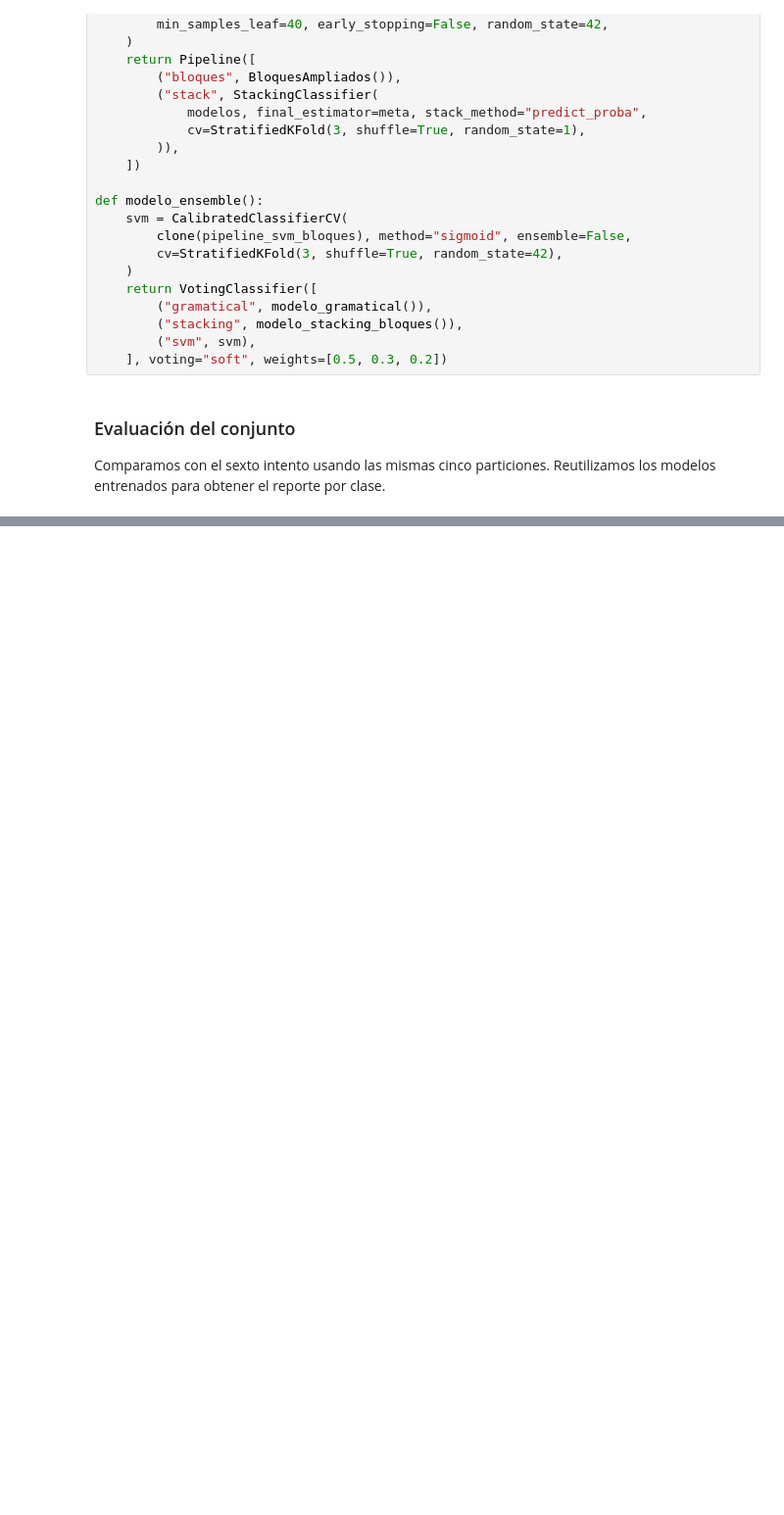
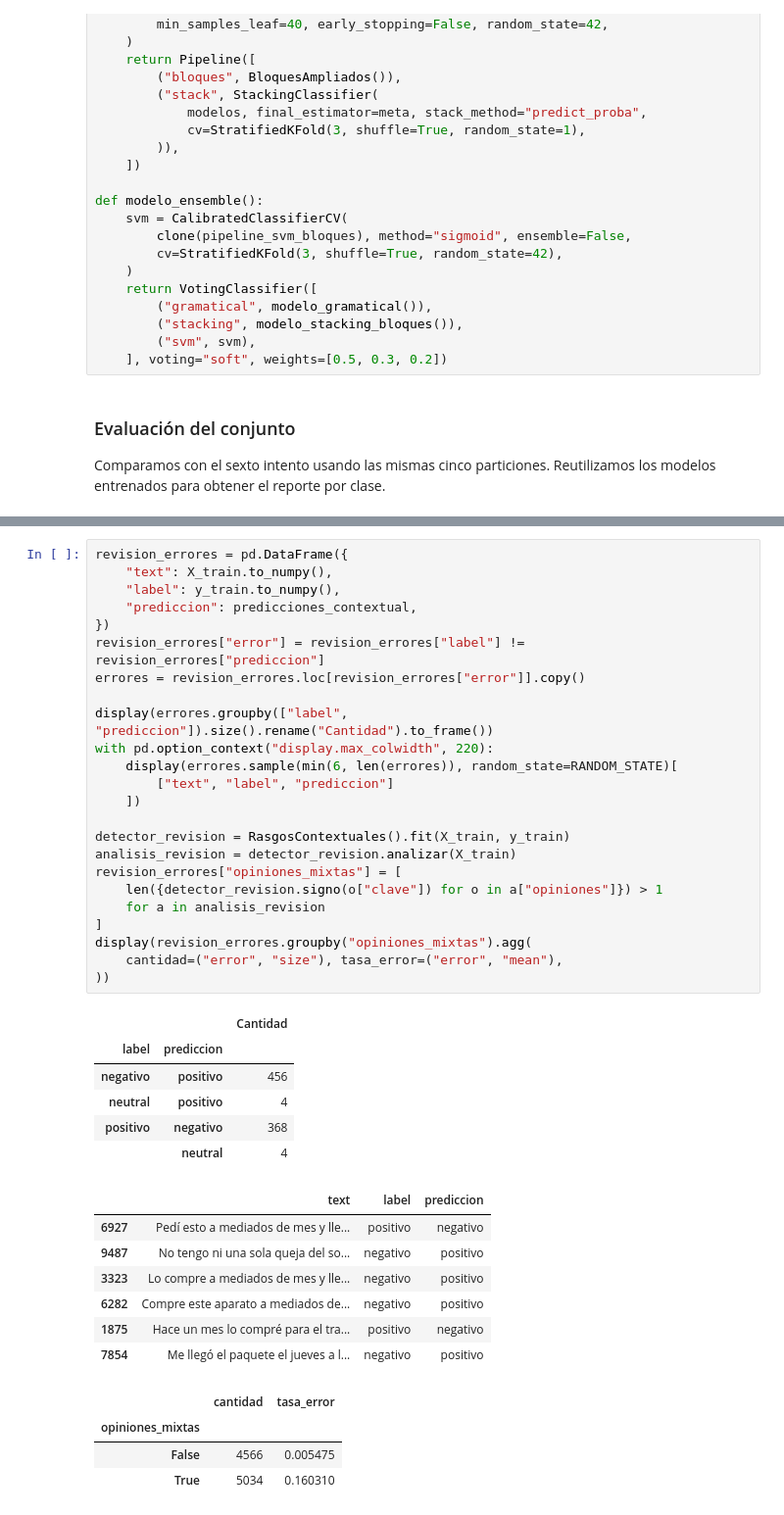
Before and after one commit to jmfonsecau/ISIS-2611-Proyecto-Parte-1, a Jupyter notebook: notebook_proyecto.ipynb, the cells around one changed output, grey strips where cells are left out. Shown at 98% size. Drawn from its saved outputs; the diff is of its cells as text; blank space fills up the shorter version.

```diff
--- a/notebook_proyecto.ipynb
+++ b/notebook_proyecto.ipynb
@@ -1493,0 +1755,42 @@ El score público sigue pendiente. La mejora local y la corrección del detector
+# %%
+revision_errores = pd.DataFrame({
+    "text": X_train.to_numpy(),
+    "label": y_train.to_numpy(),
+    "prediccion": predicciones_contextual,
+})
+revision_errores["error"] = revision_errores["label"] != revision_errores["prediccion"]
+errores = revision_errores.loc[revision_errores["error"]].copy()
+
+display(errores.groupby(["label", "prediccion"]).size().rename("Cantidad").to_frame())
+with pd.option_context("display.max_colwidth", 220):
+    display(errores.sample(min(6, len(errores)), random_state=RANDOM_STATE)[
+        ["text", "label", "prediccion"]
+    ])
+
+detector_revision = RasgosContextuales().fit(X_train, y_train)
+analisis_revision = detector_revision.analizar(X_train)
+revision_errores["opiniones_mixtas"] = [
+    len({detector_revision.signo(o["clave"]) for o in a["opiniones"]}) > 1
+    for a in analisis_revision
+]
+display(revision_errores.groupby("opiniones_mixtas").agg(
+    cantidad=("error", "size"), tasa_error=("error", "mean"),
+))
+# %% [output]
+|  |  | Cantidad |
+| label | prediccion |  |
+| negativo | positivo | 456 |
+| neutral | positivo | 4 |
+| positivo | negativo | 368 |
+|  | neutral | 4 |
+|  | text | label | prediccion |
+| 6927 | Pedí esto a mediados de mes y lle... | positivo | negativo |
+| 9487 | No tengo ni una sola queja del so... | negativo | positivo |
+| 3323 | Lo compre a mediados de mes y lle... | negativo | positivo |
+| 6282 | Compre este aparato a mediados de... | negativo | positivo |
+| 1875 | Hace un mes lo compré para el tra... | positivo | negativo |
+| 7854 | Me llegó el paquete el jueves a l... | negativo | positivo |
+|  | cantidad | tasa_error |
+| opiniones_mixtas |  |  |
+| False | 4566 | 0.005475 |
+| True | 5034 | 0.160310 |
```
Also changed, not shown: parts of 37 cells of this notebook, 3 other files.
